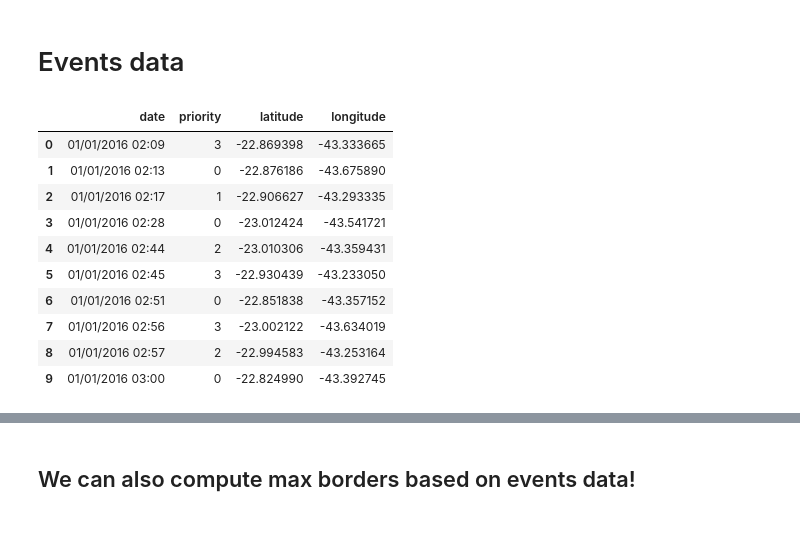
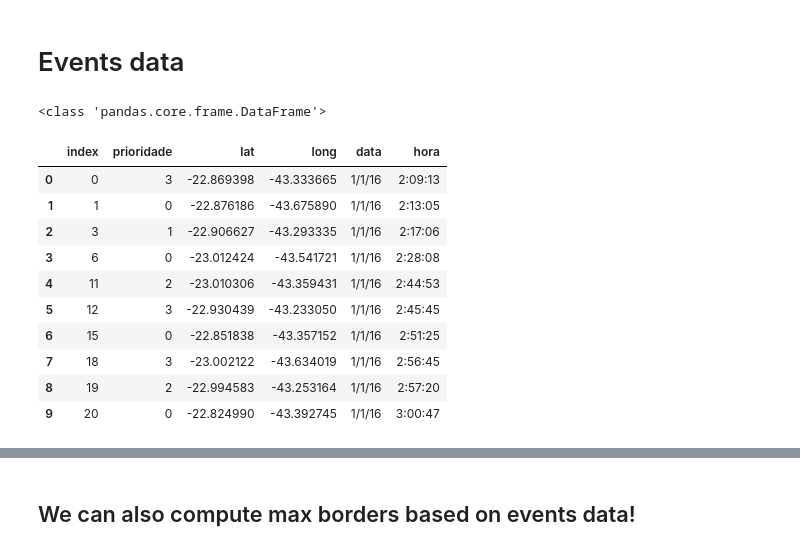
Before and after one commit to vguigues/LASPATED, a Jupyter notebook: Discretization/usage_example.ipynb, the cells around one changed output, grey strips where cells are left out. Cells and saved outputs as stored; diff of their text form; code cells hidden in the pictures.

```diff
--- a/Discretization/usage_example.ipynb
+++ b/Discretization/usage_example.ipynb
@@ -28,18 +28,20 @@ app.max_borders.plot()
 # Events data
 # %%
 # events data
-events = pd.read_csv(r'../data/emergency_calls_rio_de_janeiro.csv')
+events = pd.read_csv(r'../Data/emergency_calls_rio_de_janeiro.csv', encoding = "ISO-8859-1", sep=",")
+print(type(events))
 events.head(10)
 # %% [output]
+<class 'pandas.core.frame.DataFrame'>
-|  | date | priority | latitude | longitude |
-| 0 | 01/01/2016 02:09 | 3 | -22.869398 | -43.333665 |
-| 1 | 01/01/2016 02:13 | 0 | -22.876186 | -43.675890 |
-| 2 | 01/01/2016 02:17 | 1 | -22.906627 | -43.293335 |
-| 3 | 01/01/2016 02:28 | 0 | -23.012424 | -43.541721 |
-| 4 | 01/01/2016 02:44 | 2 | -23.010306 | -43.359431 |
-| 5 | 01/01/2016 02:45 | 3 | -22.930439 | -43.233050 |
-| 6 | 01/01/2016 02:51 | 0 | -22.851838 | -43.357152 |
-| 7 | 01/01/2016 02:56 | 3 | -23.002122 | -43.634019 |
-| 8 | 01/01/2016 02:57 | 2 | -22.994583 | -43.253164 |
-| 9 | 01/01/2016 03:00 | 0 | -22.824990 | -43.392745 |
+|  | index | prioridade | lat | long | data | hora |
+| 0 | 0 | 3 | -22.869398 | -43.333665 | 1/1/16 | 2:09:13 |
+| 1 | 1 | 0 | -22.876186 | -43.675890 | 1/1/16 | 2:13:05 |
+| 2 | 3 | 1 | -22.906627 | -43.293335 | 1/1/16 | 2:17:06 |
+| 3 | 6 | 0 | -23.012424 | -43.541721 | 1/1/16 | 2:28:08 |
+| 4 | 11 | 2 | -23.010306 | -43.359431 | 1/1/16 | 2:44:53 |
+| 5 | 12 | 3 | -22.930439 | -43.233050 | 1/1/16 | 2:45:45 |
+| 6 | 15 | 0 | -22.851838 | -43.357152 | 1/1/16 | 2:51:25 |
+| 7 | 18 | 3 | -23.002122 | -43.634019 | 1/1/16 | 2:56:45 |
+| 8 | 19 | 2 | -22.994583 | -43.253164 | 1/1/16 | 2:57:20 |
+| 9 | 20 | 0 | -22.824990 | -43.392745 | 1/1/16 | 3:00:47 |
 # %%
```
Also changed, not shown: parts of 22 cells of this notebook, 56 other files.
